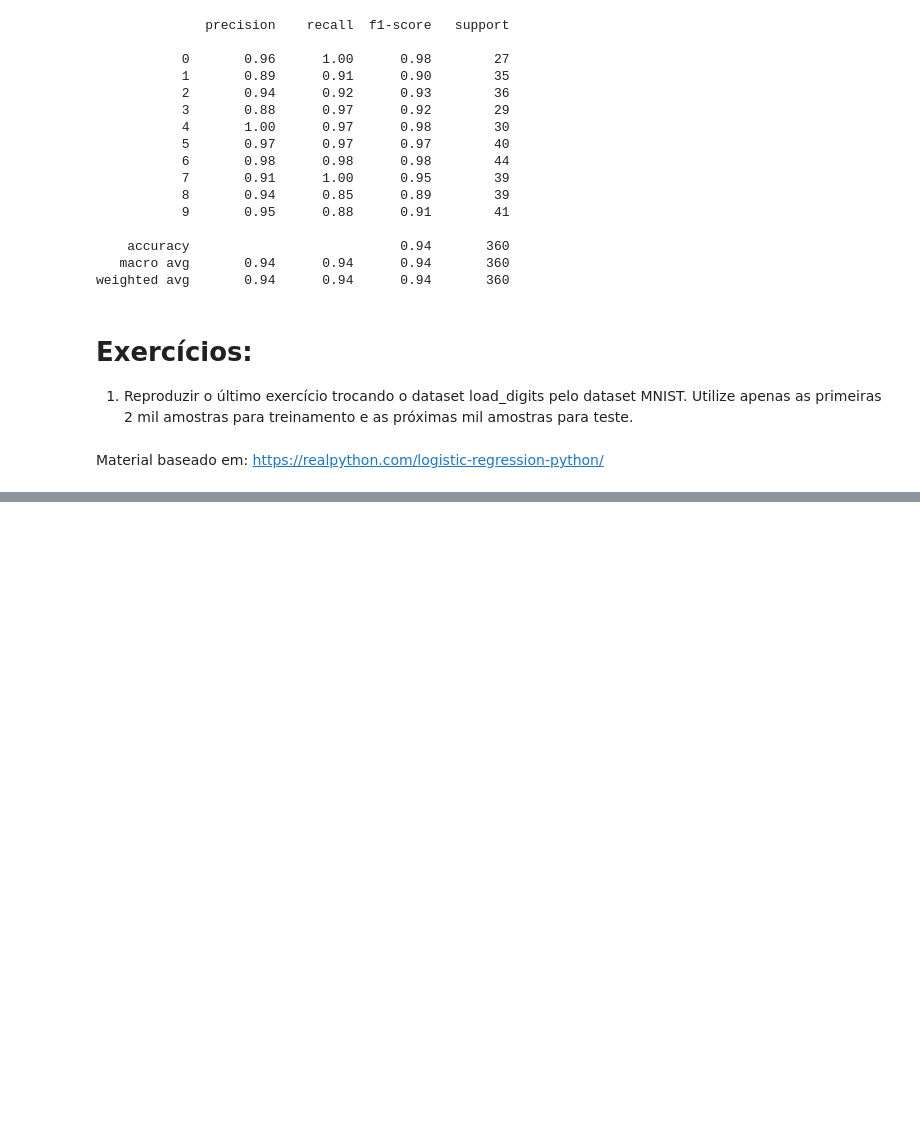
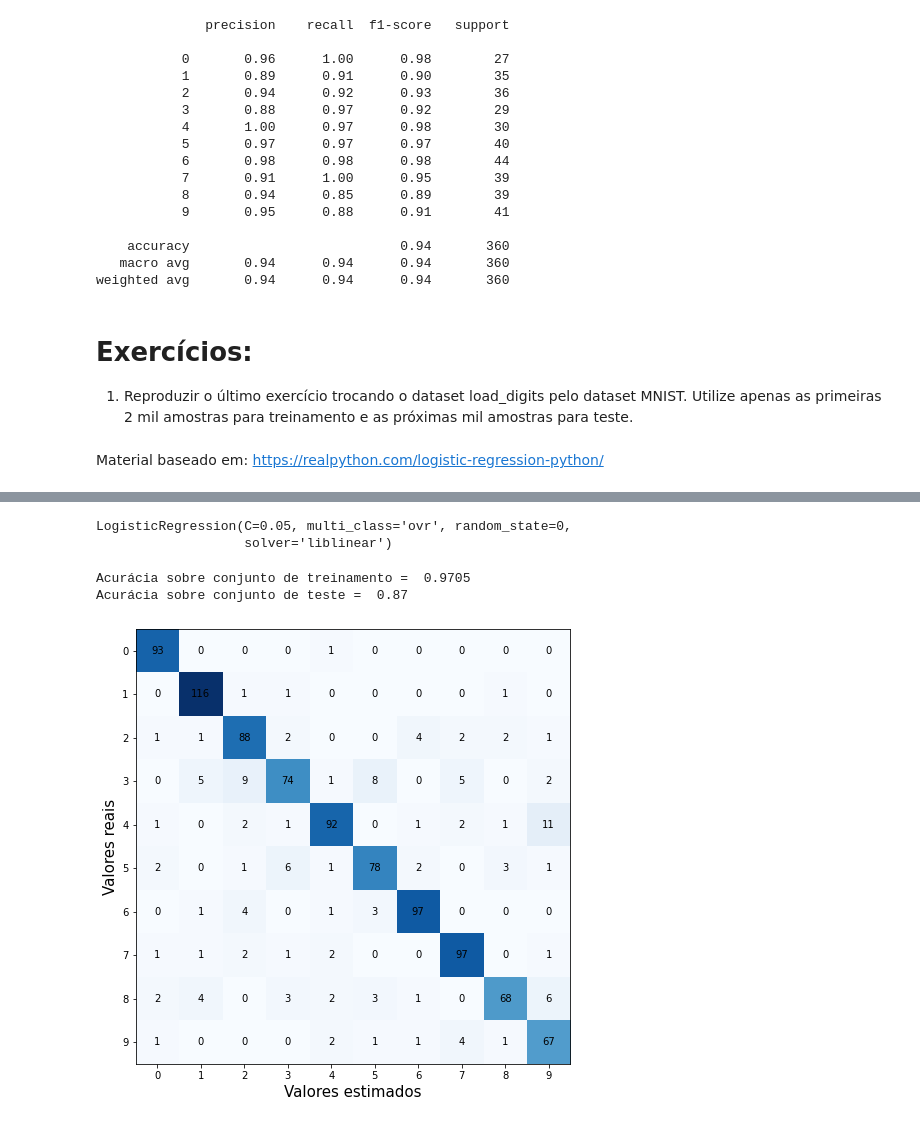
Before and after one commit to laryssastephanie/aulas_anotacoes_residencia_IA, a Jupyter notebook: Machine_Learning/Classificação/exercício_logistic_reg/LogisticRegression.ipynb, the cells around one changed output, grey strips where cells are left out. Drawn from its saved outputs; the diff is of its cells as text; code cells hidden in the pictures; blank space fills up the shorter version.

Commit message:
Solução do exercicio de Reg. Logistica

```diff
--- a/Machine_Learning/Classificação/exercício_logistic_reg/LogisticRegression.ipynb
+++ b/Machine_Learning/Classificação/exercício_logistic_reg/LogisticRegression.ipynb
@@ -479,0 +510,51 @@ Material baseado em: https://realpython.com/logistic-regression-python/
+# %%
+# Passo 2b: dividindo os dados em conjunto de treino e conjunto de teste
+
+x_train = mnist.data[:2000]
+x_test = mnist.data[2000:3000]
+y_train = mnist.target[:2000]
+y_test = mnist.target[2000:3000]
+# %%
+# Passo 2c: Normalizando os dados
+
+scaler = StandardScaler()
+x_train = scaler.fit_transform(x_train)
+# %%
+# Passo 3: Criando e treinando o modelo
+
+model = LogisticRegression(solver='liblinear', C=0.05, multi_class='ovr',
+                           random_state=0)
+model.fit(x_train, y_train)
+# %% [output]
+LogisticRegression(C=0.05, multi_class='ovr', random_state=0,
+                   solver='liblinear')
+# %%
+# Passo 4: Avaliando o modelo
+
+x_test = scaler.transform(x_test)
+y_pred = model.predict(x_test)
+# %%
+print('Acurácia sobre conjunto de treinamento = ',model.score(x_train, y_train))
+print('Acurácia sobre conjunto de teste = ',model.score(x_test, y_test))
+# %% [output]
+Acurácia sobre conjunto de treinamento =  0.9705
+Acurácia sobre conjunto de teste =  0.87
+# %%
+# plotando a matriz
+
+cm = confusion_matrix(y_test, y_pred)
+
+fig, ax = plt.subplots(figsize=(8, 8))
+ax.imshow(cm, cmap=plt.cm.Blues)
+ax.grid(False)
+ax.set_xlabel('Valores estimados', fontsize=15, color='black')
+ax.set_ylabel('Valores reais', fontsize=15, color='black')
+ax.xaxis.set(ticks=range(10))
+ax.yaxis.set(ticks=range(10))
+ax.set_ylim(9.5, -0.5)
+for i in range(10):
+    for j in range(10):
+        ax.text(j, i, cm[i, j], ha='center', va='center')
+plt.show()
+# %% [output]
+[figure, added]
```
Also changed, not shown: parts of 7 cells of this notebook, 5 other files.
